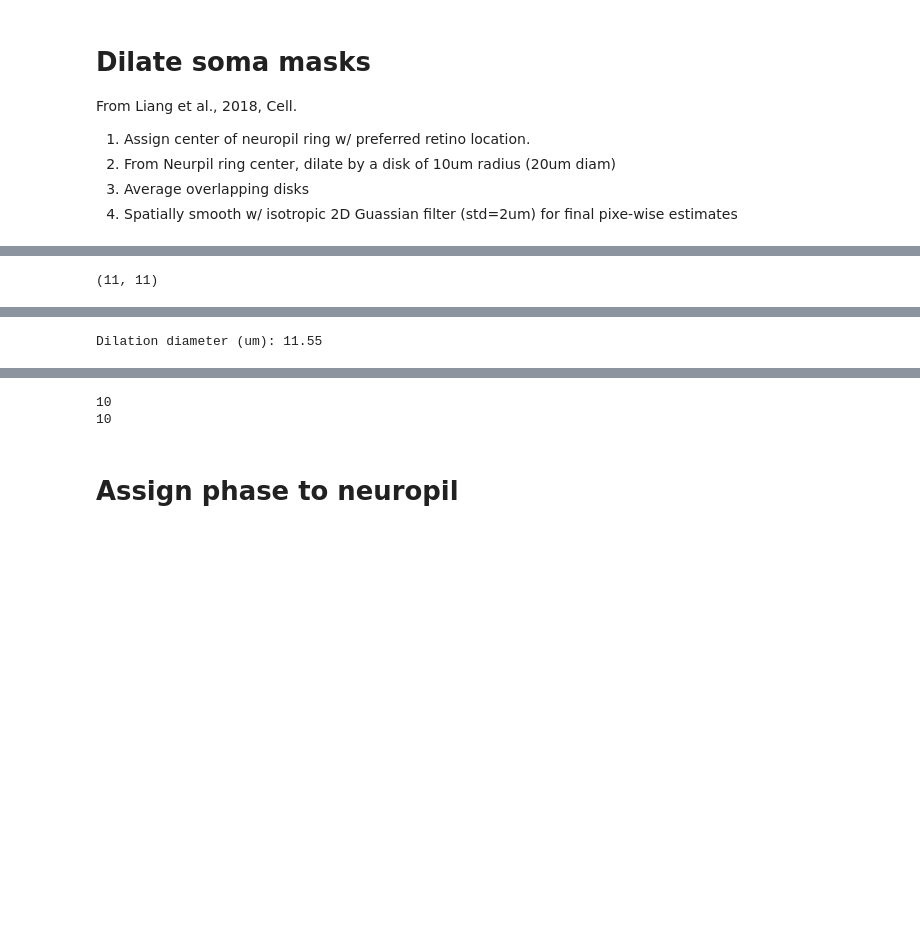
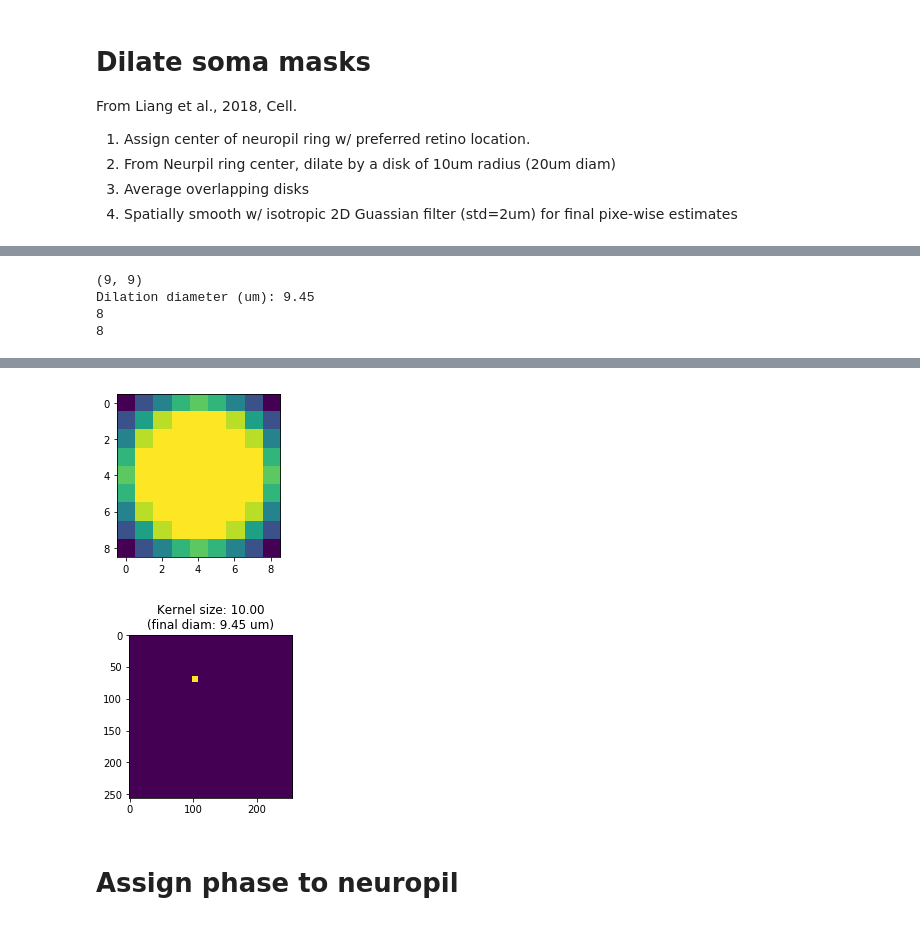
Before and after one commit to julianarhee/2p-pipeline, a Jupyter notebook: pipeline/python/classifications/notebooks/retinotopy/aggregate_gradient_estimation.ipynb, the cells around one changed output, grey strips where cells are left out. Saved outputs shown, nothing was run; the diff lists cells and outputs as text; code cells hidden in the pictures; blank space fills up the shorter version.

```diff
--- a/pipeline/python/classifications/notebooks/retinotopy/aggregate_gradient_estimation.ipynb
+++ b/pipeline/python/classifications/notebooks/retinotopy/aggregate_gradient_estimation.ipynb
@@ -315,7 +285,7 @@ pixels2dilate = desired_radius_um/um_per_pixel
 check_masks = True
 
 # Set kernel params
-kernel_size = np.ceil(pixels2dilate+2) #21
+kernel_size = np.ceil(pixels2dilate) #+2) #21
 kernel_radius = (kernel_size - 1) // 2
 x, y = np.ogrid[-kernel_radius:kernel_radius+1, -kernel_radius:kernel_radius+1]
 dist = (x**2 + y**2)**0.5 # shape (kernel_size, kernel_size)
@@ -345,4 +315,7 @@ if check_masks:
     print x.max()-x.min()
     print y.max()-y.min()
 # %% [output]
-(11, 11)
+(9, 9)
+Dilation diameter (um): 9.45
+8
+8
@@ -351 +321,0 @@ if check_masks:
-Dilation diameter (um): 11.55
@@ -354,5 +322,5 @@ Dilation diameter (um): 11.55
-10
-10
+[figure, added]
+[figure, added]
 # %% [markdown]
 # Assign phase to neuropil
 # %%
```
Also changed, not shown: parts of 51 cells of this notebook, 1 other file.
